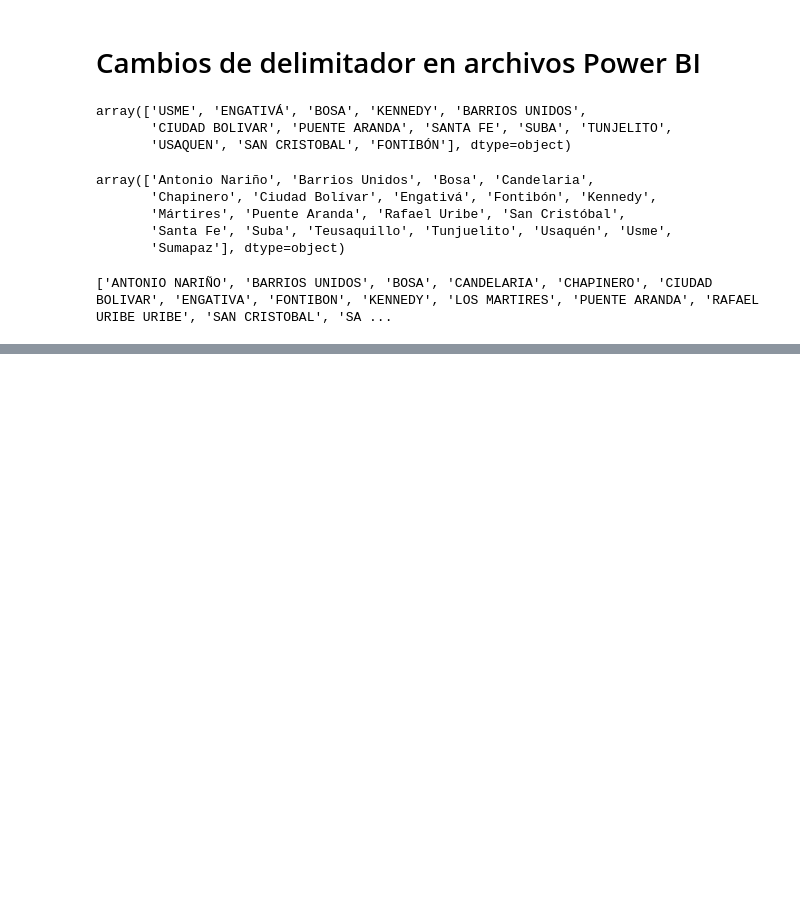
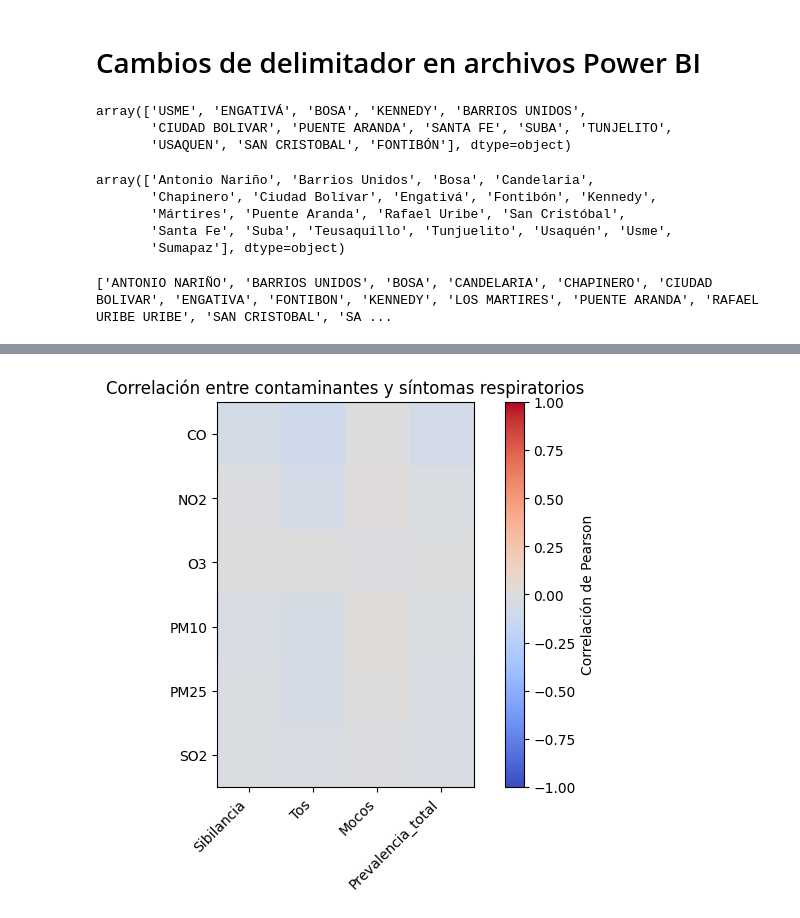
Before and after one commit to BILabsAndProjects/Proyecto2BI, a Jupyter notebook: proyecto2.ipynb, the cells around one changed output, grey strips where cells are left out. Cells and saved outputs as stored; diff of their text form; code cells hidden in the pictures; blank space fills up the shorter version.

Commit message:
correlación ??

```diff
--- a/proyecto2.ipynb
+++ b/proyecto2.ipynb
@@ -279,0 +310,30 @@ print(sorted(names))
+# %%
+
+
+# Calcular prevalencias
+merged['Prevalencia_total'] = merged['Casos sintomas totales'] / merged['Registros']
+merged['Sibilancia'] = merged['Casos de sibilancia último año'] / merged['Registros']
+merged['Tos'] = merged['Casos de tos último año diferente gripa'] / merged['Registros']
+merged['Mocos'] = merged['Casos de mocos o nariz tapada último año'] / merged['Registros']
+
+
+# Seleccionar columnas relevantes
+cols_air = ['CO', 'NO2', 'O3', 'PM10', 'PM25', 'SO2']
+cols_sym = ['Sibilancia', 'Tos', 'Mocos', 'Prevalencia_total']
+
+for col in cols_air + cols_sym:
+    merged[col] = (
+        merged[col]
+        .astype(str)           # convierte todo a texto
+        .str.replace(',', '.', regex=False)  # cambia coma por punto
+        .astype(float)         # convierte a número decimal
+    )
+
+# Calcular matriz de correlación
+corr = merged[cols_air + cols_sym].corr(method='pearson')
+
+# Extraer solo correlaciones aire vs síntomas
+corr_result = corr.loc[cols_air, cols_sym]
+print(corr_result)
+
+# (Opcional) exportar a CSV
@@ -279,0 +350,12 @@ print(sorted(names))
+# %%
+import matplotlib.pyplot as plt
+
+plt.figure(figsize=(8,5))
+plt.imshow(corr_result, cmap='coolwarm', vmin=-1, vmax=1)
+plt.colorbar(label='Correlación de Pearson')
+plt.xticks(range(len(cols_sym)), cols_sym, rotation=45, ha='right')
+plt.yticks(range(len(cols_air)), cols_air)
+plt.title('Correlación entre contaminantes y síntomas respiratorios')
+plt.show()
+# %% [output]
+[figure, added]
```
Also changed, not shown: parts of 17 cells of this notebook, 2 other files.
